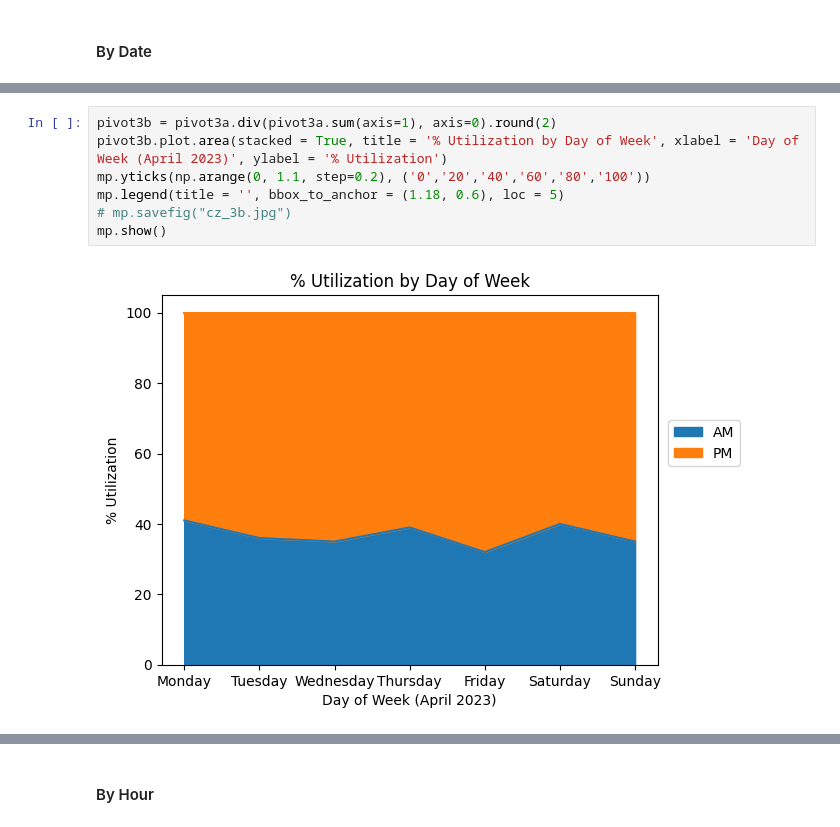
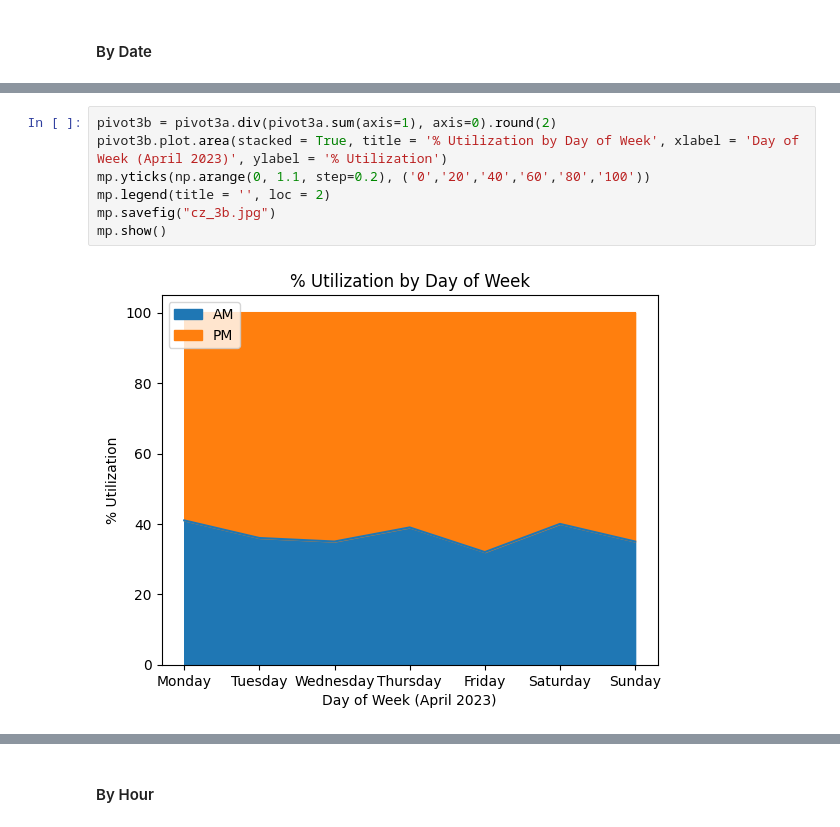
Before and after one commit to jnerurkar/ChargeZoneApr2023, a Jupyter notebook: Charge Zone Project.ipynb, the cells around one changed output, grey strips where cells are left out. Drawn from its saved outputs; the diff is of its cells as text.

```diff
--- a/Charge Zone Project.ipynb
+++ b/Charge Zone Project.ipynb
@@ -271,9 +272,9 @@ mp.show()
 # %%
 pivot3b = pivot3a.div(pivot3a.sum(axis=1), axis=0).round(2)
 pivot3b.plot.area(stacked = True, title = '% Utilization by Day of Week', xlabel = 'Day of Week (April 2023)', ylabel = '% Utilization')
 mp.yticks(np.arange(0, 1.1, step=0.2), ('0','20','40','60','80','100'))
-mp.legend(title = '', bbox_to_anchor = (1.18, 0.6), loc = 5)
-# mp.savefig("cz_3b.jpg")
+mp.legend(title = '', loc = 2)
+mp.savefig("cz_3b.jpg")
 mp.show()
 # %% [output]
-[figure, old version]
+[figure, new version]
```
Also changed, not shown: parts of 42 cells of this notebook, 23 other files.
